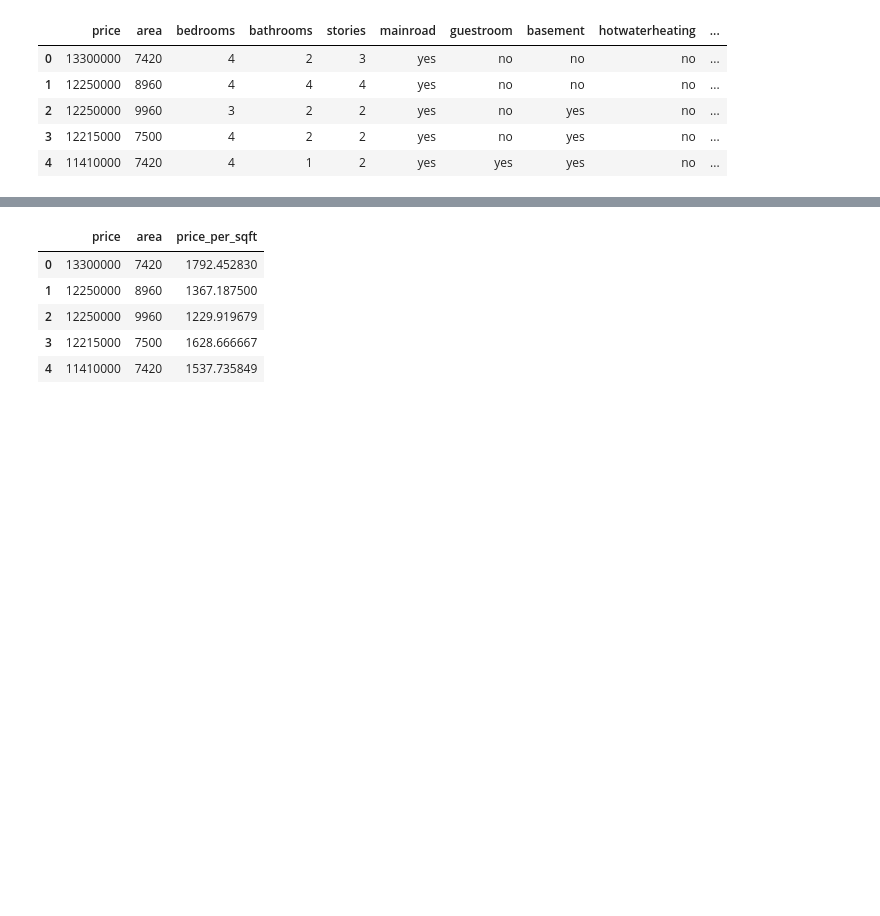
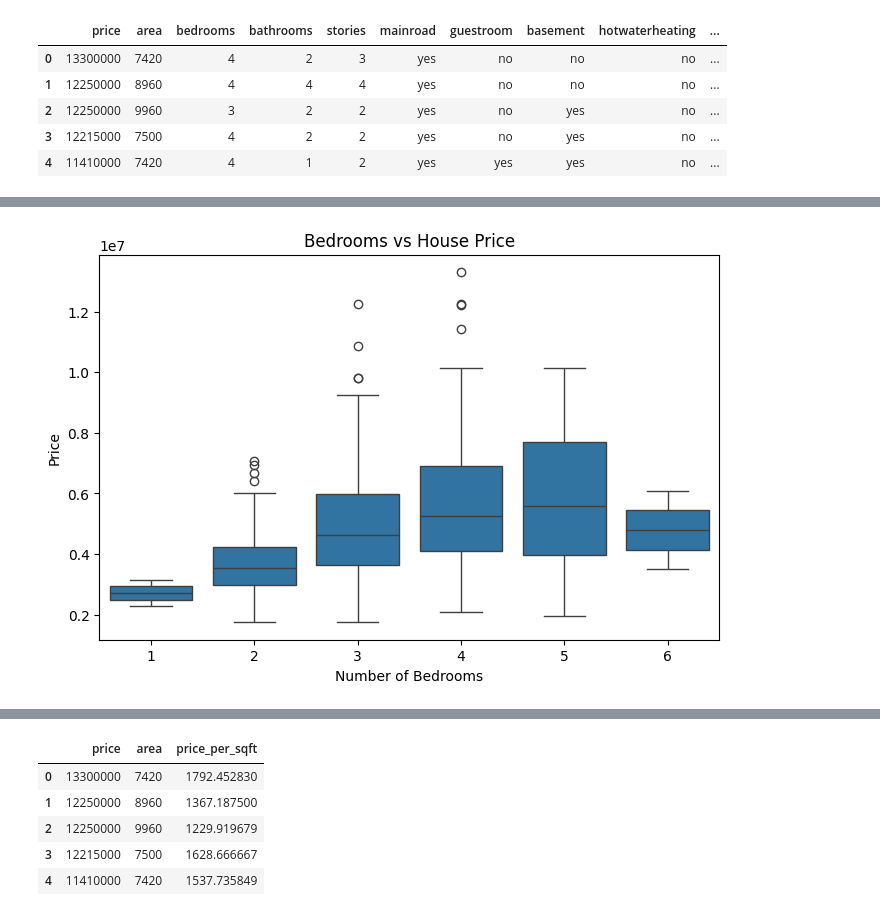
Before and after one commit to harina742/house-price-analysis, a Jupyter notebook: notebooks/house_price_analysis.ipynb, the cells around one changed output, grey strips where cells are left out. Drawn from its saved outputs; the diff is of its cells as text; code cells hidden in the pictures; blank space fills up the shorter version.

```diff
--- a/notebooks/house_price_analysis.ipynb
+++ b/notebooks/house_price_analysis.ipynb
@@ -14,3 +53,15 @@ df.head()
+# %%
+plt.figure(figsize=(8,5))
+
+sns.boxplot(data=df, x="bedrooms", y="price")
+
+plt.title("Bedrooms vs House Price")
+plt.xlabel("Number of Bedrooms")
+plt.ylabel("Price")
+
+plt.show()
+# %% [output]
+[figure, added]
 # %%
 df.columns
 # %% [output]
```
Also changed, not shown: parts of 4 cells of this notebook.
